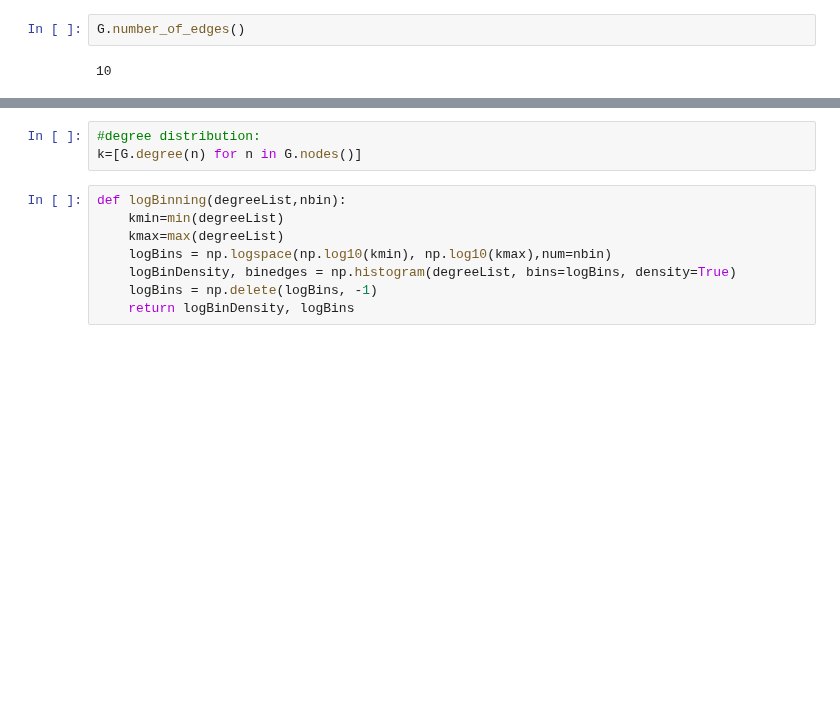
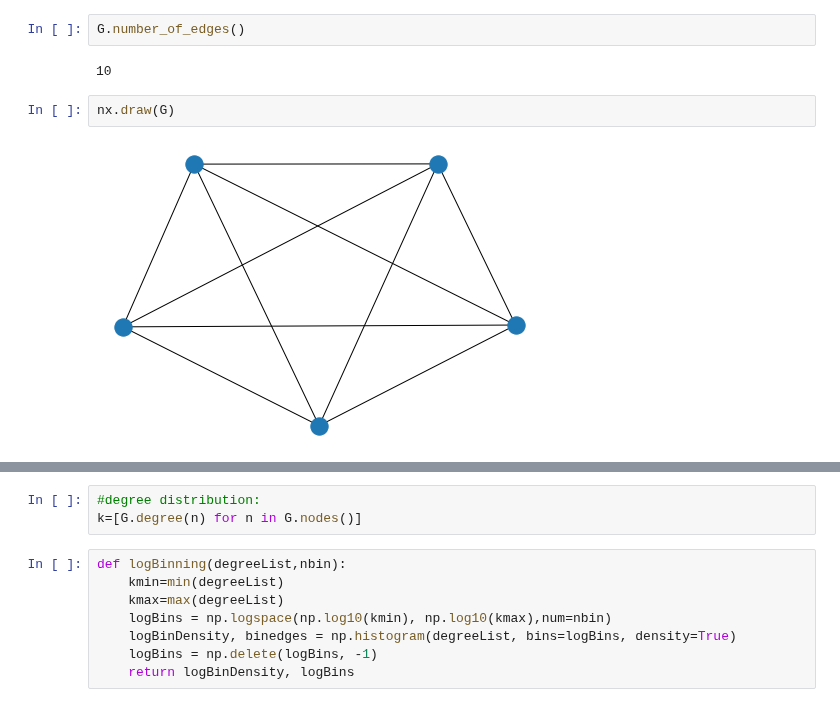
Before and after one commit to ARKEnsae/DM_Analyse_Reseaux, a Jupyter notebook: CC5/Exos_10Mar2021/ex_classe/Seance5-ex_classe3-Exponential graph_KA.ipynb, the cells around one changed output, grey strips where cells are left out. Cells and saved outputs as stored; diff of their text form; blank space fills up the shorter version.

```diff
--- a/CC5/Exos_10Mar2021/ex_classe/Seance5-ex_classe3-Exponential graph_KA.ipynb
+++ b/CC5/Exos_10Mar2021/ex_classe/Seance5-ex_classe3-Exponential graph_KA.ipynb
@@ -19,6 +19,10 @@ G.number_of_nodes()
 G.number_of_edges()
 # %% [output]
 10
+# %%
+nx.draw(G)
+# %% [output]
+[figure, added]
 # %%
 #node attachment loop:
 for t in range(Nini+1,Nmax):
```
Also changed, not shown: parts of 9 cells of this notebook, 1 other file.
